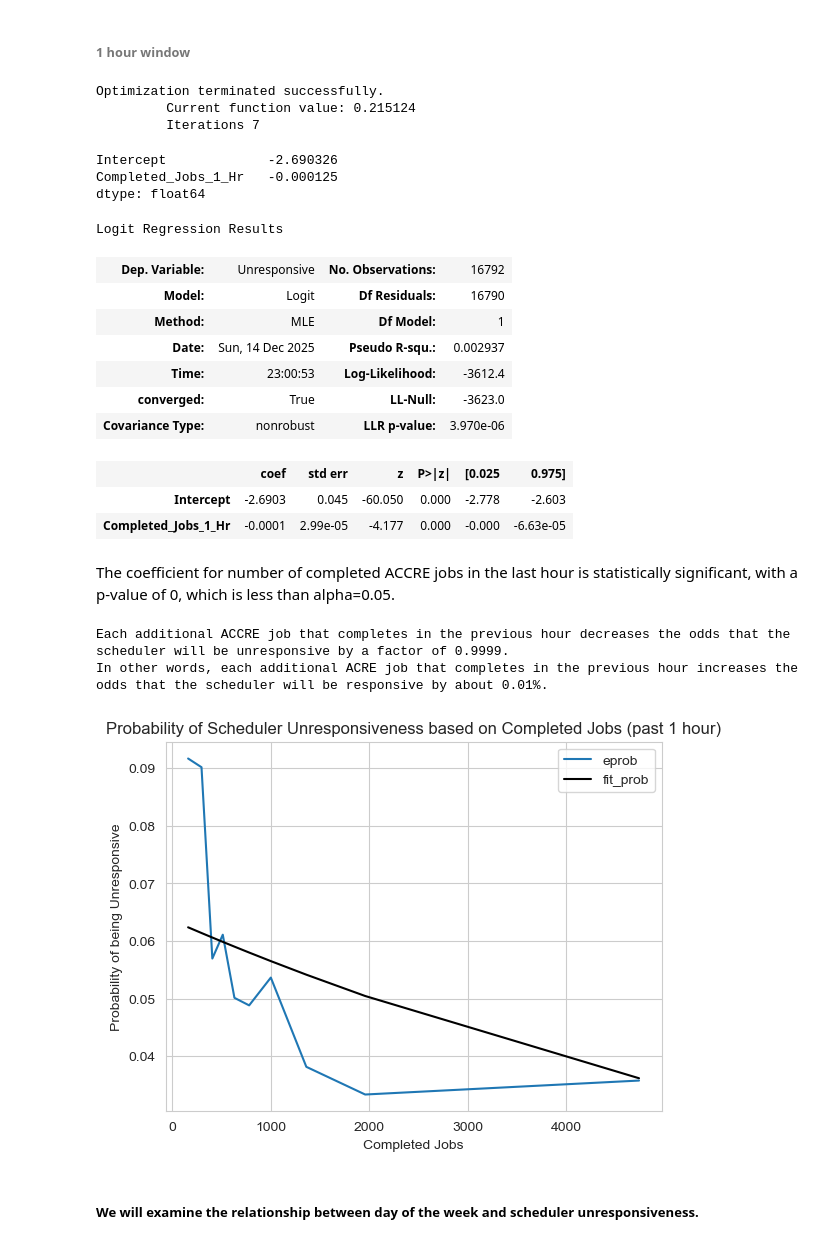
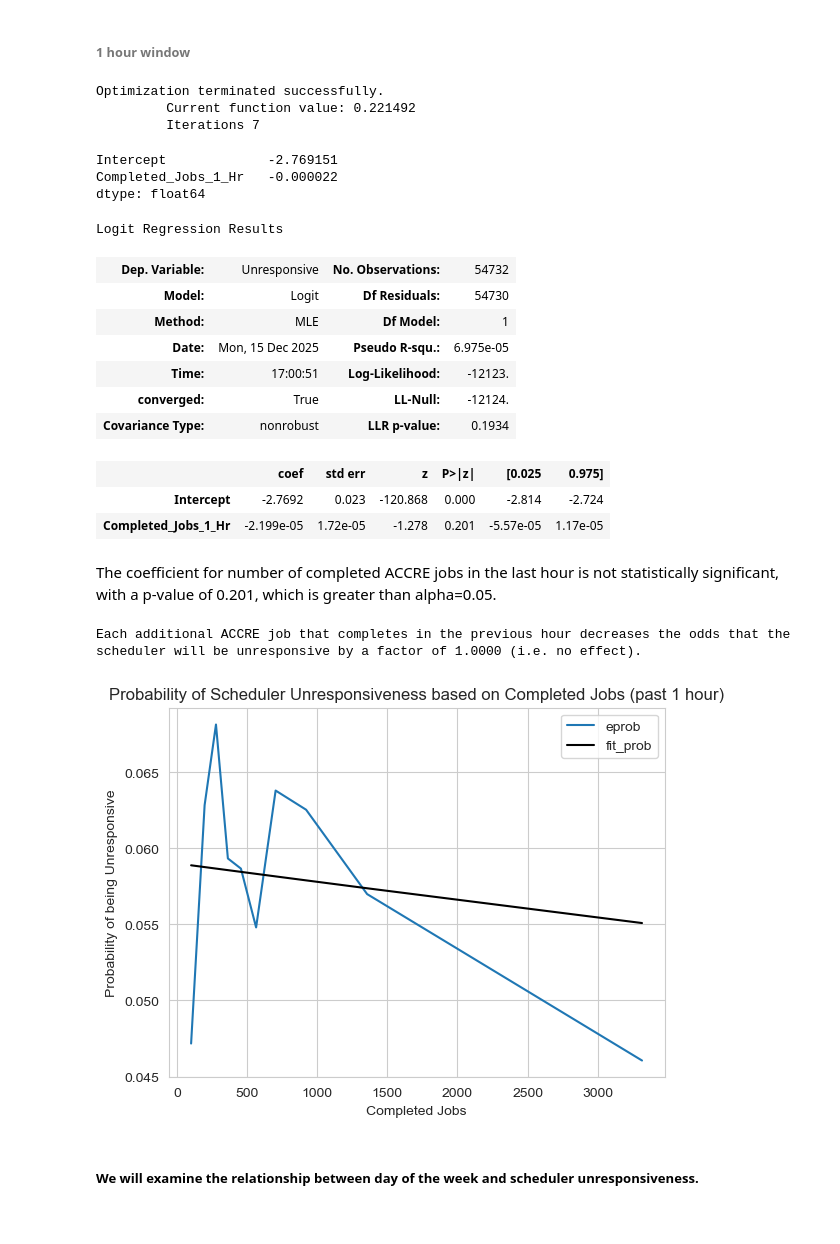
Before and after one commit to nss-data-science-cohort-9/accre-aezell314, a Jupyter notebook: notebooks/ACCRE Scheduling Investigation.ipynb, the cells around one changed output. Saved outputs shown, nothing was run; the diff lists cells and outputs as text; code cells hidden in the pictures.

```diff
--- a/notebooks/ACCRE Scheduling Investigation.ipynb
+++ b/notebooks/ACCRE Scheduling Investigation.ipynb
@@ -532,8 +489,13 @@ analysis_data = pd.merge_asof(
     job_completions,
     left_on='Date',
     right_on='END',
-    tolerance=pd.Timedelta('2s')
 )
+
+# Adding a column for the time since the last job completion
+analysis_data['Time_Since_Last_Job'] = analysis_data['Date'] - analysis_data['END']
+
+# Adding a column for quantile of Time_Since_Last_Job
+analysis_data['Gap_Quantile'] = pd.qcut(analysis_data['Time_Since_Last_Job'], q=10, labels=False)
 # %%
 analysis_data.head(2)
 # %% [output]
@@ -543,0 +508,2 @@ analysis_data.head(2)
+# %%
+job_completion_analysis_data = analysis_data[analysis_data['Gap_Quantile']<9]
@@ -867,64 +849,61 @@ plt.ylabel("Probability of being Unresponsive");
 ###### 1 hour window
 # %%
 resp_jobs_1hr_logreg = smf.logit("Unresponsive ~ Completed_Jobs_1_Hr",
-                          data = analysis_data).fit()
+                          data = job_completion_analysis_data).fit()
 resp_jobs_1hr_logreg.params
 # %% [output]
 Optimization terminated successfully.
-         Current function value: 0.215124
+         Current function value: 0.221492
          Iterations 7
-Intercept             -2.690326
-Completed_Jobs_1_Hr   -0.000125
+Intercept             -2.769151
+Completed_Jobs_1_Hr   -0.000022
 dtype: float64
 # %%
 resp_jobs_1hr_logreg.summary()
 # %% [output]
 Logit Regression Results
-| Dep. Variable: | Unresponsive | No. Observations: | 16792 |
-| Model: | Logit | Df Residuals: | 16790 |
+| Dep. Variable: | Unresponsive | No. Observations: | 54732 |
+| Model: | Logit | Df Residuals: | 54730 |
 | Method: | MLE | Df Model: | 1 |
-| Date: | Sun, 14 Dec 2025 | Pseudo R-squ.: | 0.002937 |
-| Time: | 23:00:53 | Log-Likelihood: | -3612.4 |
-| converged: | True | LL-Null: | -3623.0 |
-| Covariance Type: | nonrobust | LLR p-value: | 3.970e-06 |
+| Date: | Mon, 15 Dec 2025 | Pseudo R-squ.: | 6.975e-05 |
+| Time: | 17:00:51 | Log-Likelihood: | -12123. |
+| converged: | True | LL-Null: | -12124. |
+| Covariance Type: | nonrobust | LLR p-value: | 0.1934 |
 |  | coef | std err | z | P>|z| | [0.025 | 0.975] |
-| Intercept | -2.6903 | 0.045 | -60.050 | 0.000 | -2.778 | -2.603 |
-| Completed_Jobs_1_Hr | -0.0001 | 2.99e-05 | -4.177 | 0.000 | -0.000 | -6.63e-05 |
+| Intercept | -2.7692 | 0.023 | -120.868 | 0.000 | -2.814 | -2.724 |
+| Completed_Jobs_1_Hr | -2.199e-05 | 1.72e-05 | -1.278 | 0.201 | -5.57e-05 | 1.17e-05 |
 # %% [markdown]
-The coefficient for number of completed ACCRE jobs in the last hour is statistically significant, with a p-value of 0, which is less than alpha=0.05.
+The coefficient for number of completed ACCRE jobs in the last hour is not statistically significant, with a p-value of 0.201, which is greater than alpha=0.05.
 # %%
 odds_ratio = np.exp(resp_jobs_1hr_logreg.params['Completed_Jobs_1_Hr'])
 
-print(f'Each additional ACCRE job that completes in the previous hour decreases the odds that the scheduler will be unresponsive by a factor of {odds_ratio:.4f}.')
-
-print(f'In other words, each additional ACRE job that completes in the previous hour increases the odds that the scheduler will be responsive by about {(1-odds_ratio)*100:.2f}%.')
+print(f'Each additional ACCRE job that completes in the previous hour decreases the odds that the scheduler will be unresponsive by a factor of {odds_ratio:.4f} (i.e. no effect).')
 # %% [output]
-Each additional ACCRE job that completes in the previous hour decreases the odds that the scheduler will be unresponsive by a factor of 0.9999.
-In other words, each additional ACRE job that completes in the previous hour increases the odds that the scheduler will be responsive by about 0.01%.
+Each additional ACCRE job that completes in the previous hour decreases the odds that the scheduler will be unresponsive by a factor of 1.0000 (i.e. no effect).
 # %%
 resp_summary = (
-    analysis_data
-    .assign(group = pd.qcut(analysis_data['Completed_Jobs_1_Hr'],
+    job_completion_analysis_data
+    .assign(group = pd.qcut(job_completion_analysis_data['Completed_Jobs_1_Hr'],
                             q = 10,
                             duplicates = 'drop'))
     .groupby('group', observed = False)
     [['Completed_Jobs_1_Hr', 'Unresponsive']]
     .mean()
     .reset_index()
     .rename(columns = {'Unresponsive': 'eprob'})
 )
 
 resp_summary['fit_prob'] = resp_jobs_1hr_logreg.predict(resp_summary[['Completed_Jobs_1_Hr']])
 
 ax = resp_summary.plot(x = 'Completed_Jobs_1_Hr', y = 'eprob')
 resp_summary.plot(x = 'Completed_Jobs_1_Hr', y = 'fit_prob',
                 color = 'black',
                 ax = ax)
 plt.title("Probability of Scheduler Unresponsiveness based on Completed Jobs (past 1 hour)")
 plt.xlabel("Completed Jobs")
 plt.ylabel("Probability of being Unresponsive");
 # %% [output]
-[figure, old version]
+[figure, new version]
 # %% [markdown]
 ##### We will examine the relationship between day of the week and scheduler unresponsiveness.
 # %%
```
Also changed, not shown: parts of 35 cells of this notebook.
